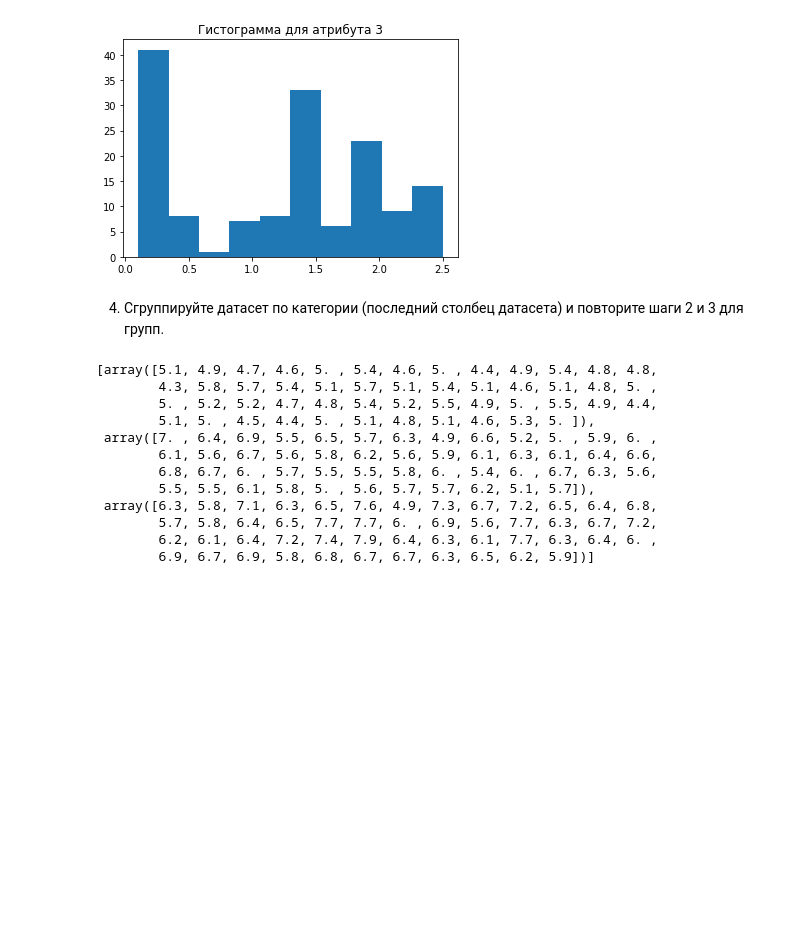
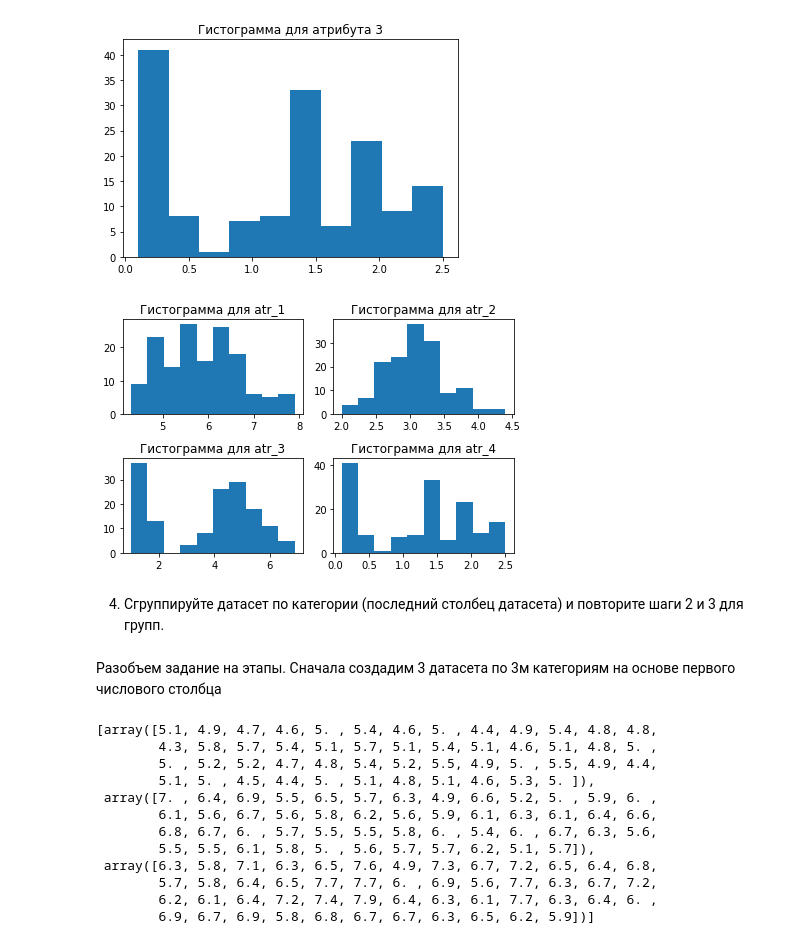
Before and after one commit to AnToxa0887/innopolis_2, a Jupyter notebook: HW_8_Iris.ipynb, the cells around one changed output. Drawn from its saved outputs; the diff is of its cells as text; code cells hidden in the pictures; blank space fills up the shorter version.

```diff
--- a/HW_8_Iris.ipynb
+++ b/HW_8_Iris.ipynb
@@ -78,9 +78,32 @@ for i in range(len(number_atrs)):
 [figure]
 [figure]
 [figure]
+# %%
+#вывод графиков на одно поле
+fig, ((ax1,ax2), (ax3,ax4)) = plt.subplots(nrows=2, ncols=2)
+
+ax1.hist(atr_1)
+ax1.set_title('Гистограмма для atr_1')
+
+ax2.hist(atr_2)
+ax2.set_title('Гистограмма для atr_2')
+
+ax3.hist(atr_3)
+ax3.set_title('Гистограмма для atr_3')
+
+ax4.hist(atr_4)
+ax4.set_title('Гистограмма для atr_4')
+
+fig.tight_layout()
+plt.show()
+# %% [output]
+[figure, added]
 # %% [markdown]
 4) Сгруппируйте датасет по категории (последний столбец датасета) и повторите
 шаги 2 и 3 для групп.
+# %% [markdown]
+Разобъем задание на этапы.
+Сначала создадим 3 датасета по 3м категориям на основе первого числового столбца
 # %%
 new_1 = []
 
```
Also changed, not shown: parts of 13 cells of this notebook.
